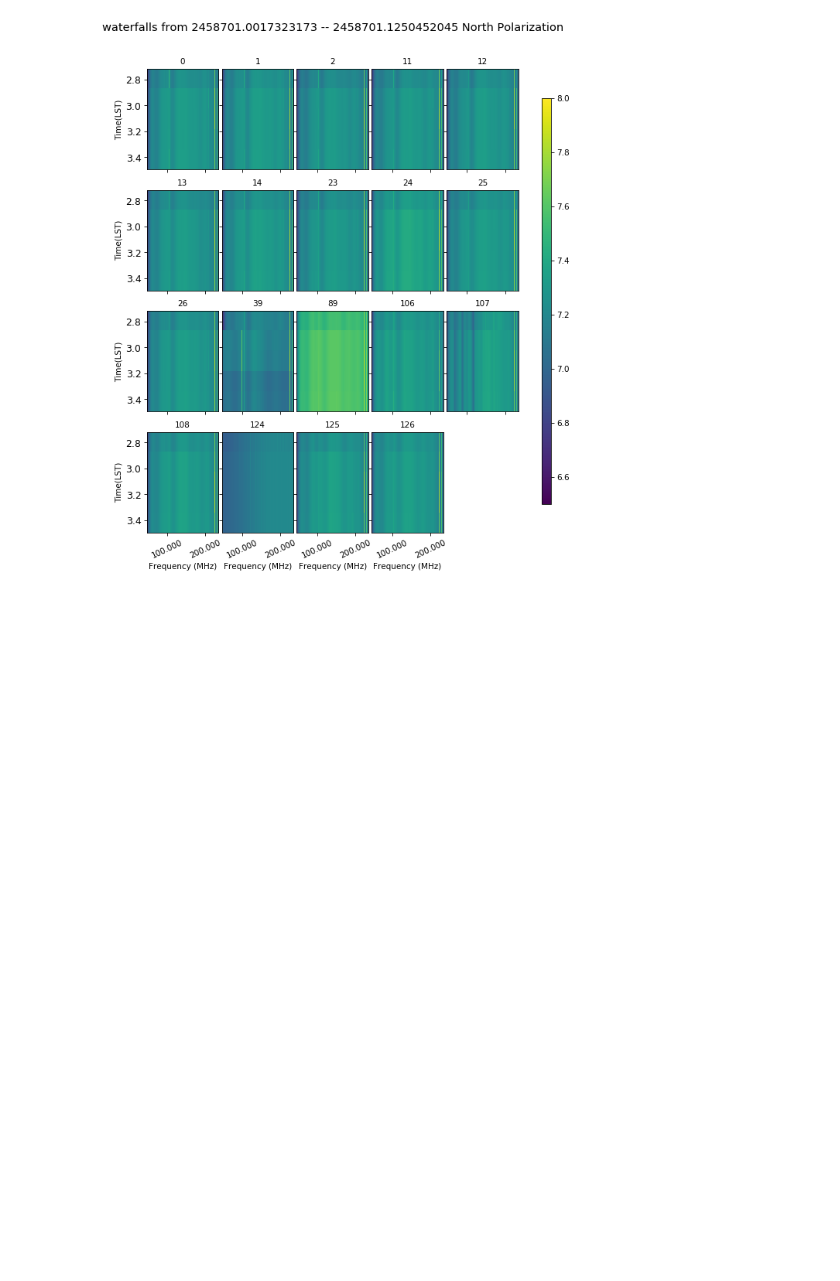
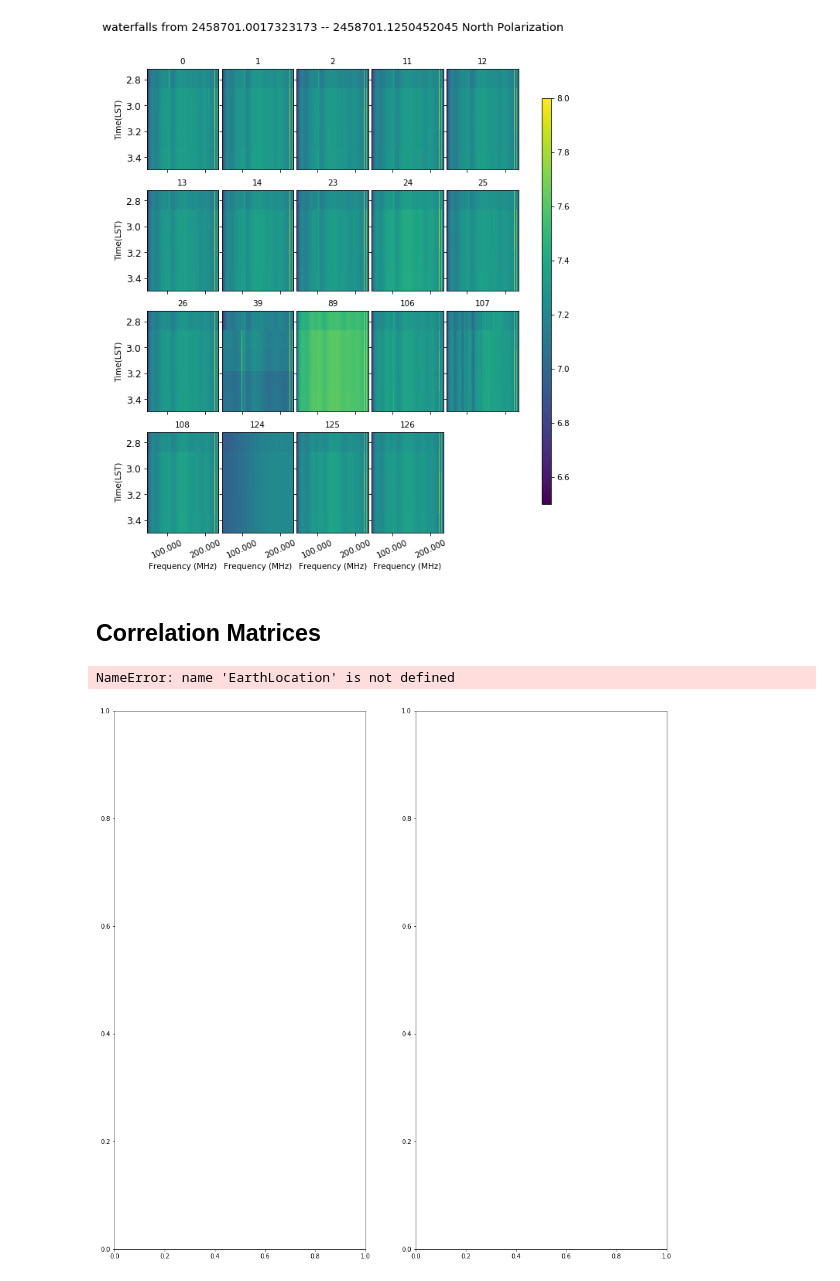
Before and after one commit to HERA-Team/H3C_plots, a Jupyter notebook: data_inspect_H3C.ipynb, the cells around one changed output. Drawn from its saved outputs; the diff is of its cells as text; code cells hidden in the pictures; blank space fills up the shorter version.

Commit message:
Add calls to plot correlation matrices, and necessary imports

```diff
--- a/data_inspect_H3C.ipynb
+++ b/data_inspect_H3C.ipynb
@@ -18,7 +20,8 @@ import utils
 warnings.filterwarnings('ignore')
 # %%
 # get data location
-data_path = os.environ['DATA_PATH']
+#data_path = os.environ['DATA_PATH']
+data_path = '/lustre/aoc/projects/hera/dstorer/Projects/H3C/data/2458778'
 #data_path = '/lustre/aoc/projects/hera/rnunhoke/H3C/2458763'
 #data_path = '/lustre/aoc/projects/hera/lberkhou/Test/2458701'
 # %%
@@ -48,3 +51,18 @@ utils.plot_wfs(uvd, pol = 0)
 utils.plot_wfs(uvd, pol = 1)
 # %% [output]
 [figure]
+# %% [markdown]
+## Correlation Matrices
+# %%
+node_dict={
+    0: [11,12,13,14,23,24,25,26,39],
+    7: [81,82,83,98,99,100,116,117,118,119,137,138],
+    8: [84,85,86,87,101,102,103,104,120,121,122,123],
+    9: [88,89,90,91,105,106,107,108,124,125,126]
+}
+
+matrix = utils.calcEvenOddAmpMatrix(uvd_sum,uvd_diff,nodes=node_dict)
+utils.plotCorrMatrix(uvd_sum, matrix, nodes=node_dict)
+# %% [output]
+NameError: name 'EarthLocation' is not defined
+[figure, added]
```
Also changed, not shown: parts of 3 cells of this notebook.
